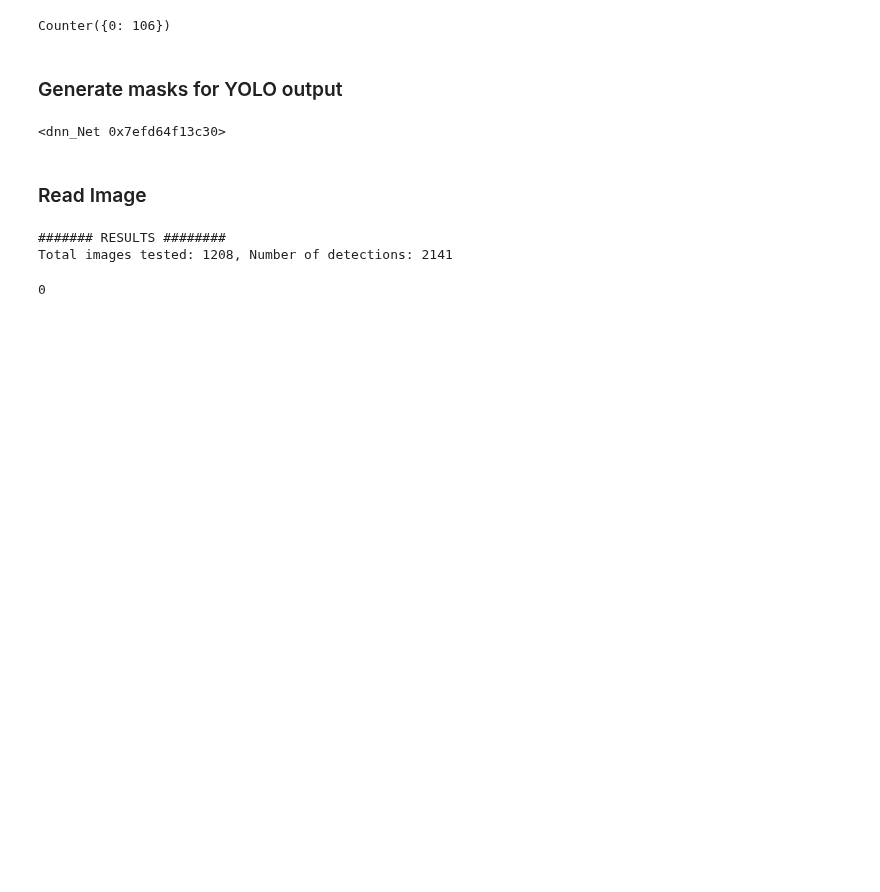
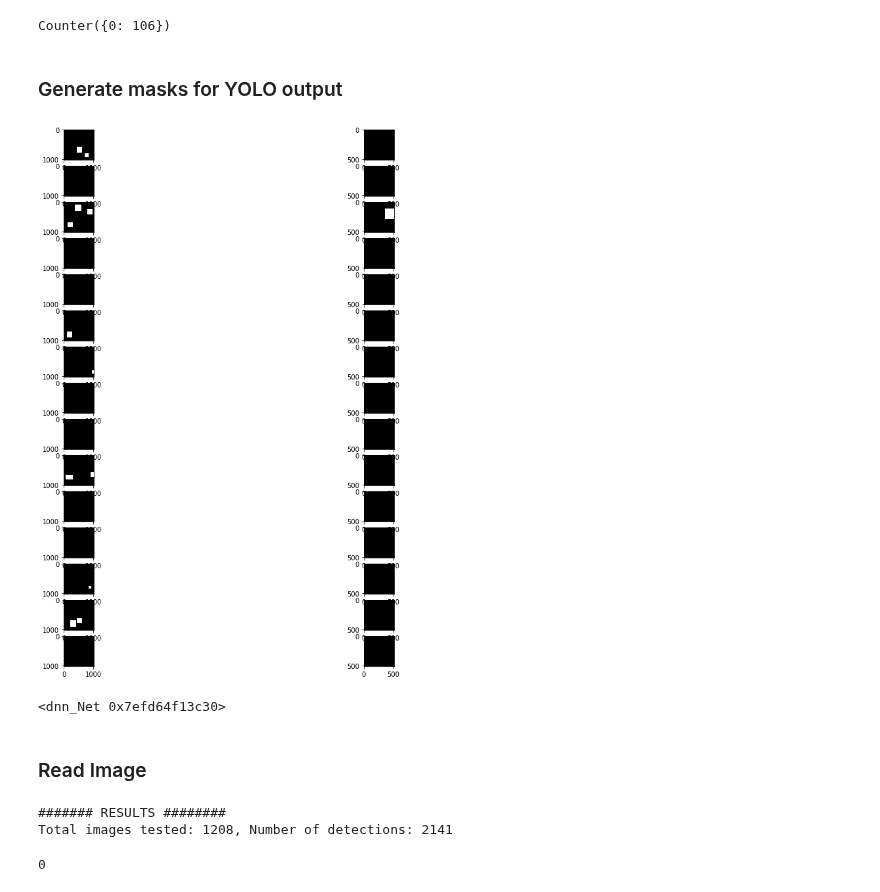
Before and after one commit to ErickDiaz/bioinformatic_thesis_project, a Jupyter notebook: code/training/models_predictors_dev.ipynb, the cells around one changed output. Saved outputs shown, nothing was run; the diff lists cells and outputs as text; code cells hidden in the pictures; blank space fills up the shorter version.

```diff
--- a/code/training/models_predictors_dev.ipynb
+++ b/code/training/models_predictors_dev.ipynb
@@ -12,7 +12,7 @@ STR_MASK_CATEGORIES = '_'.join(MASK_CATEGORIES)
 # %% [markdown]
 ## YOLO MODEL PREDICTIONS
 # %%
-def yolo_model_prediction(model_path, classes_file, model_file, weigths_file, inputs, input_width, input_height, conf_threshold = 0.4):
+def yolo_model_prediction(model_path, classes_file, model_file, weigths_file, inputs, input_width, input_height, conf_threshold = 0.4, generate_mask = True):
     '''
     model_path     :path of classes_file, model_file, weigths_file
     classes_file   :this file contains a list of the object classes
@@ -27,13 +27,14 @@ def yolo_model_prediction(model_path, classes_file, model_file, weigths_file, in
     # outputs initialization
     count  = 0
     tested = 0
-    img_index = 0
+    #img_index = 0
     class_ids = []
     confidences = []
     boxes = []
     images_index = []
+    masks = []
 
-    for i in inputs:
+    for img_index,i in enumerate(inputs):
         tested += 1
         image = cv2.imread(i)
         Width = image.shape[1]
@@ -48,6 +49,11 @@ def yolo_model_prediction(model_path, classes_file, model_file, weigths_file, in
         output_layers = [layer_names[i[0] - 1] for i in net.getUnconnectedOutLayers()]
 
         outs = net.forward(output_layers)
+
+        ## MASK ##
+        if (generate_mask):
+            masks.append(np.zeros((input_width, input_height), dtype=np.uint8))
+        ##########
 
 
         for out in outs:
@@ -68,12 +74,20 @@ def yolo_model_prediction(model_path, classes_file, model_file, weigths_file, in
                     boxes.append([x, y, w, h])
                     #print("confidence: {:.2f}, class: {:.2f} \n ".format(confidence, class_id))
                     images_index.append(img_index)
+
+                    ## MASK ##
+                    if (generate_mask):
+                        current_mask = masks[img_index]
+                        current_mask[slice(round(x), round(x+w)), slice(round(y), round(y+h))] = 1
+                        masks[img_index] = current_mask
+                    ##########
                     count +=1
 
-        img_index+=1
+
+        #img_index+=1
 
     print("####### RESULTS ########")
     print("Total images tested: {}, Number of detections: {}".format(tested, count))
 
 
-    return class_ids, confidences, boxes, images_index
+    return class_ids, confidences, boxes, images_index, masks
@@ -87,11 +100,17 @@ test_ids = np.load(TRAIN_PATH+'malaria_test_transformed_256_256_names.npy',allow
 # %%
-class_ids, confidences, boxes, images_index = yolo_model_prediction(YOLO_MODELS_PATH, \
+class_ids, confidences, boxes, images_index, masks = yolo_model_prediction(YOLO_MODELS_PATH, \
                                                                     "obj_es.names", model_file, weigths_file, \
                                                                     test_ids, 1024, 1024, conf_threshold = 0.4)
 # %% [output]
 ####### RESULTS ########
 Total images tested: 120, Number of detections: 106
+# %%
+model_file2 = 'YOLOv2-malaria_20190818_trofozoito_esquizonte_gametocito_512_512.cfg'
+weigths_file2 = 'YOLOv2-malaria_20190818_trofozoito_esquizonte_gametocito_512_512_best.weights'
 # %%
-class_ids, confidences, boxes, images_index = yolo_model_prediction(YOLO_MODELS_PATH, "obj_es.names", model_file, weigths_file, test_ids, 1024, 1024, conf_threshold = 0.4)
+class_ids2, confidences2, boxes2, images_index2, masks2 = yolo_model_prediction(YOLO_MODELS_PATH, \
+                                                                                "obj_es.names", model_file2, \
+                                                                                weigths_file2, test_ids, \
+                                                                                512, 512, conf_threshold = 0.4)
 # %% [output]
 ####### RESULTS ########
@@ -107,6 +126,14 @@ Counter({0: 106})
 Counter
 # %% [markdown]
 ### Generate masks for YOLO output
+# %%
+fig, axes = plt.subplots(15,2,figsize=(15,15))
+
+for img_id, mask in enumerate(masks[:15]):
+    axes[img_id,0].imshow(mask, cmap='gray')
+    axes[img_id,1].imshow(masks2[img_id], cmap='gray')
+# %% [output]
+[figure, added]
 # %%
 # generate different colors for different classes
 with open(YOLO_MODELS_PATH+"obj_es.names", 'r') as f:
```
Also changed, not shown: parts of 4 cells of this notebook.
